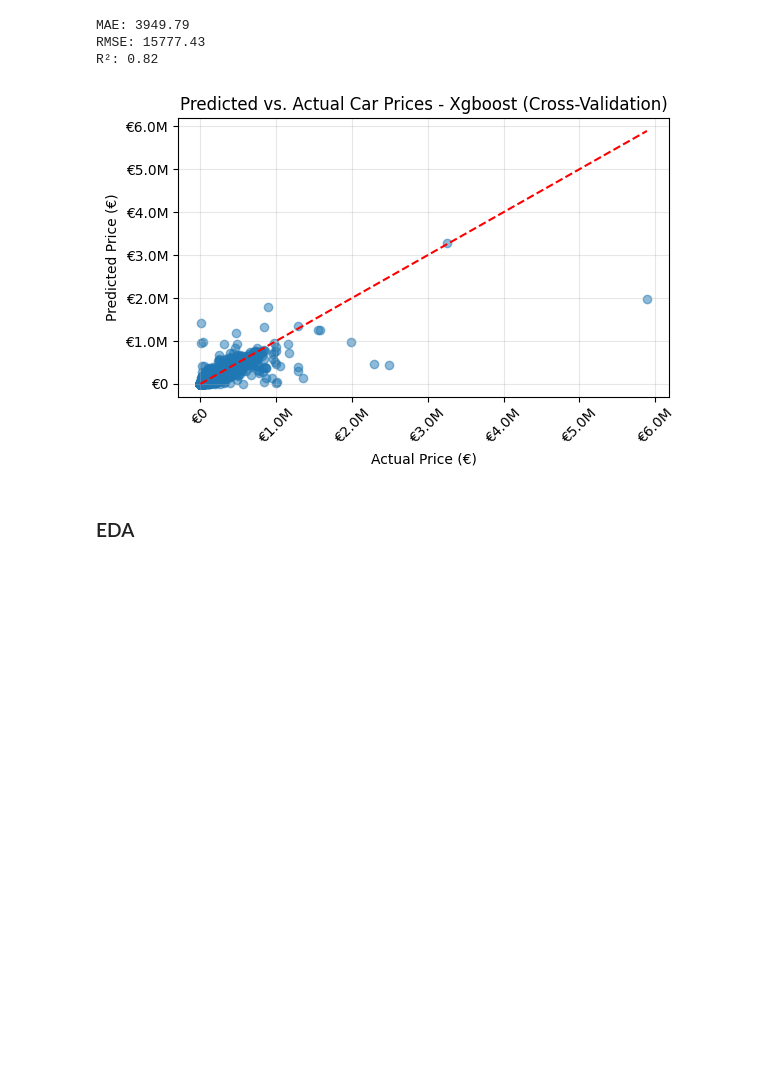
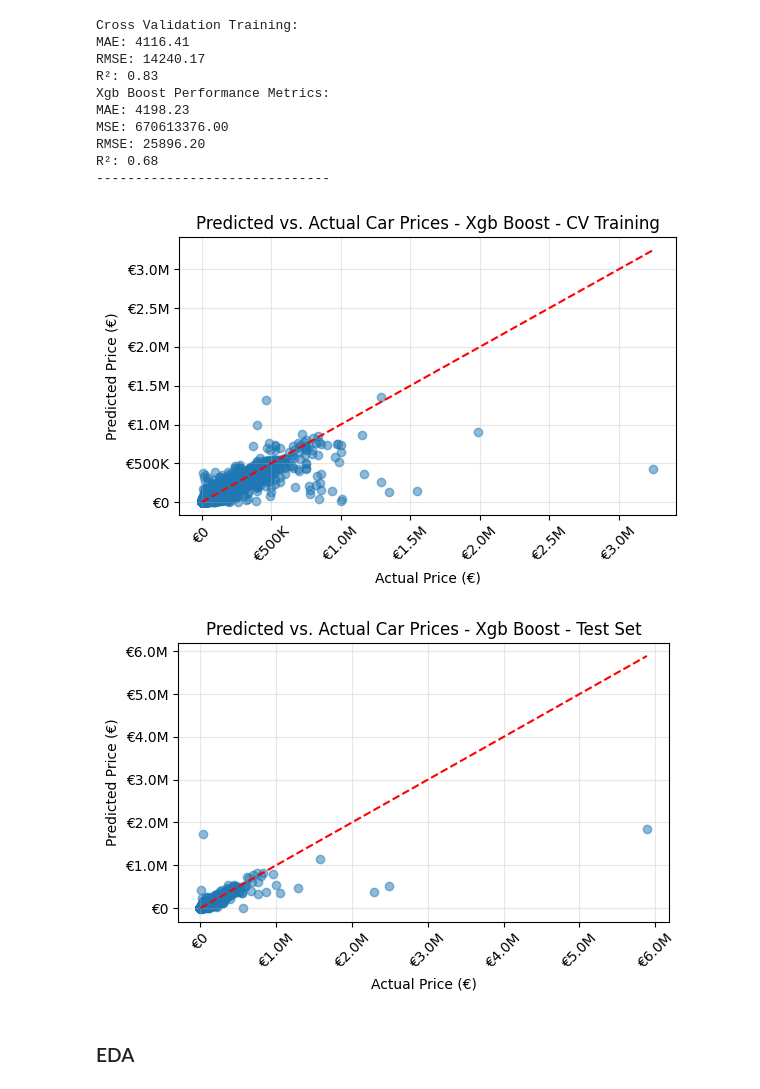
Before and after one commit to kiljos/data_mining, a Jupyter notebook: models/xgboost/all_fuel_types/xgboost_impute_all_fuel_types_segment_cross_valid.ipynb, the cells around one changed output. Drawn from its saved outputs; the diff is of its cells as text; code cells hidden in the pictures; blank space fills up the shorter version.

```diff
--- a/models/xgboost/all_fuel_types/xgboost_impute_all_fuel_types_segment_cross_valid.ipynb
+++ b/models/xgboost/all_fuel_types/xgboost_impute_all_fuel_types_segment_cross_valid.ipynb
@@ -25,23 +25,26 @@ from Preprocessing.split_new import split_data
 from utils.eval_call import evaluate_model
 from utils.scatter_plot import scatter_prediction
 # %%
-# lade die Daten - wichtig X und Y -> CV
-X, y, categorical_features, numeric_features = get_full_data(segment = True)
+X_train, X_test, y_train, y_test, categorical_features , numeric_features = split_data('../../../data.csv')
 
-
-numeric_transformer = Pipeline([
+# Preprocessing
+numeric_transformer = Pipeline(steps=[
     ('imputer', SimpleImputer(strategy='median')),
     ('scaler', StandardScaler())
 ])
-categorical_transformer = Pipeline([
+
+categorical_transformer = Pipeline(steps=[
     ('imputer', SimpleImputer(strategy='most_frequent')),
     ('onehot', OneHotEncoder(handle_unknown='ignore'))
 ])
-preprocessor = ColumnTransformer([
-    ('num', numeric_transformer, numeric_features),
-    ('cat', categorical_transformer, categorical_features)
-])
-# Create Pipeline
+
+preprocessor = ColumnTransformer(
+    transformers=[
+        ('num', numeric_transformer, numeric_features),
+        ('cat', categorical_transformer, categorical_features)
+    ])
+
+
 xgb_pipeline = Pipeline([
     ('imp_fc', ContextImputer('fuel_consumption_l_100km')),
     ('imp_ps', ContextImputer('power_ps')),
@@ -58,21 +61,40 @@ xgb_pipeline = Pipeline([
     ))
 ])
 
-# Cross Validation
+# Cross Validation – KFold mit Shuffle und Seed
 kf = KFold(n_splits= 10, shuffle=True, random_state=42)
-y_pred = cross_val_predict(xgb_pipeline, X, y, cv=kf)
+y_pred = cross_val_predict(xgb_pipeline, X_train, y_train, cv=kf)
 
 # Evaluation
-print("MAE:", round(mean_absolute_error(y, y_pred),2))
-print("RMSE:", round(np.sqrt(mean_squared_error(y, y_pred)),2))
-print("R²:", round(r2_score(y, y_pred),2))
+print('Cross Validation Training:')
+print("MAE:", round(mean_absolute_error(y_train, y_pred),2))
+print("RMSE:", round(np.sqrt(mean_squared_error(y_train, y_pred)),2))
+print("R²:", round(r2_score(y_train, y_pred),2))
 
-scatter_prediction(y, y_pred, "Xgboost (Cross-Validation)")
+    # Modell trainieren
+xgb_pipeline.fit(X_train, y_train)
+
+# Vorhersagen treffen
+y_pred_xgb = xgb_pipeline.predict(X_test)
+
+evaluate_model(y_test, y_pred_xgb, "Xgb Boost")
 # %% [output]
-MAE: 3949.79
-RMSE: 15777.43
-R²: 0.82
+Cross Validation Training:
+MAE: 4116.41
+RMSE: 14240.17
+R²: 0.83
+Xgb Boost Performance Metrics:
+MAE: 4198.23
+MSE: 670613376.00
+RMSE: 25896.20
+R²: 0.68
+------------------------------
-[figure, removed]
+# %%
+scatter_prediction(y_train, y_pred, "Xgb Boost - CV Training")
+scatter_prediction(y_test, y_pred_xgb, "Xgb Boost - Test Set")
+# %% [output]
+[figure, added]
+[figure, added]
 # %% [markdown]
 ### EDA
 # %%
```
Also changed, not shown: parts of 7 cells of this notebook, 3 other files.
